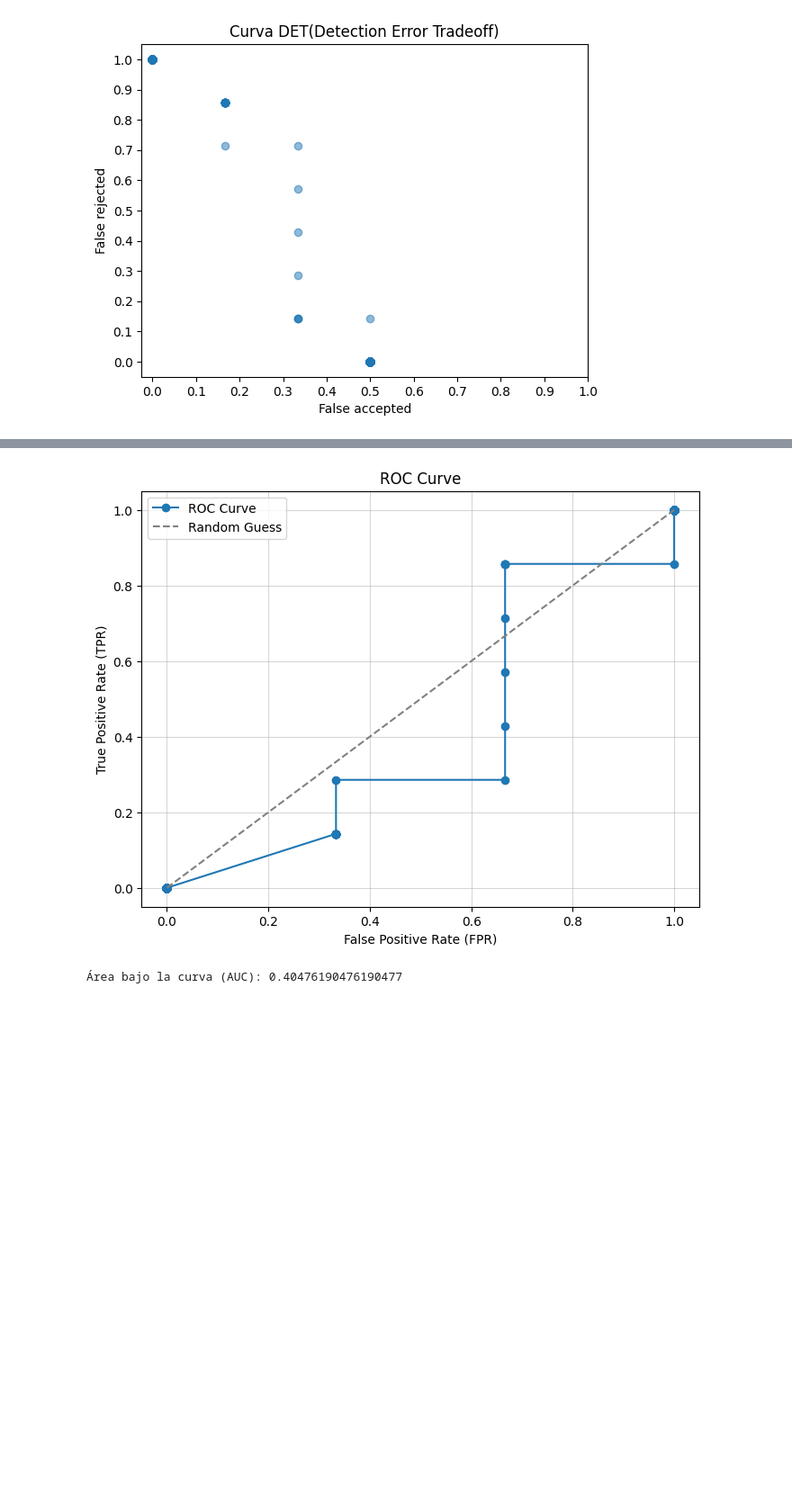
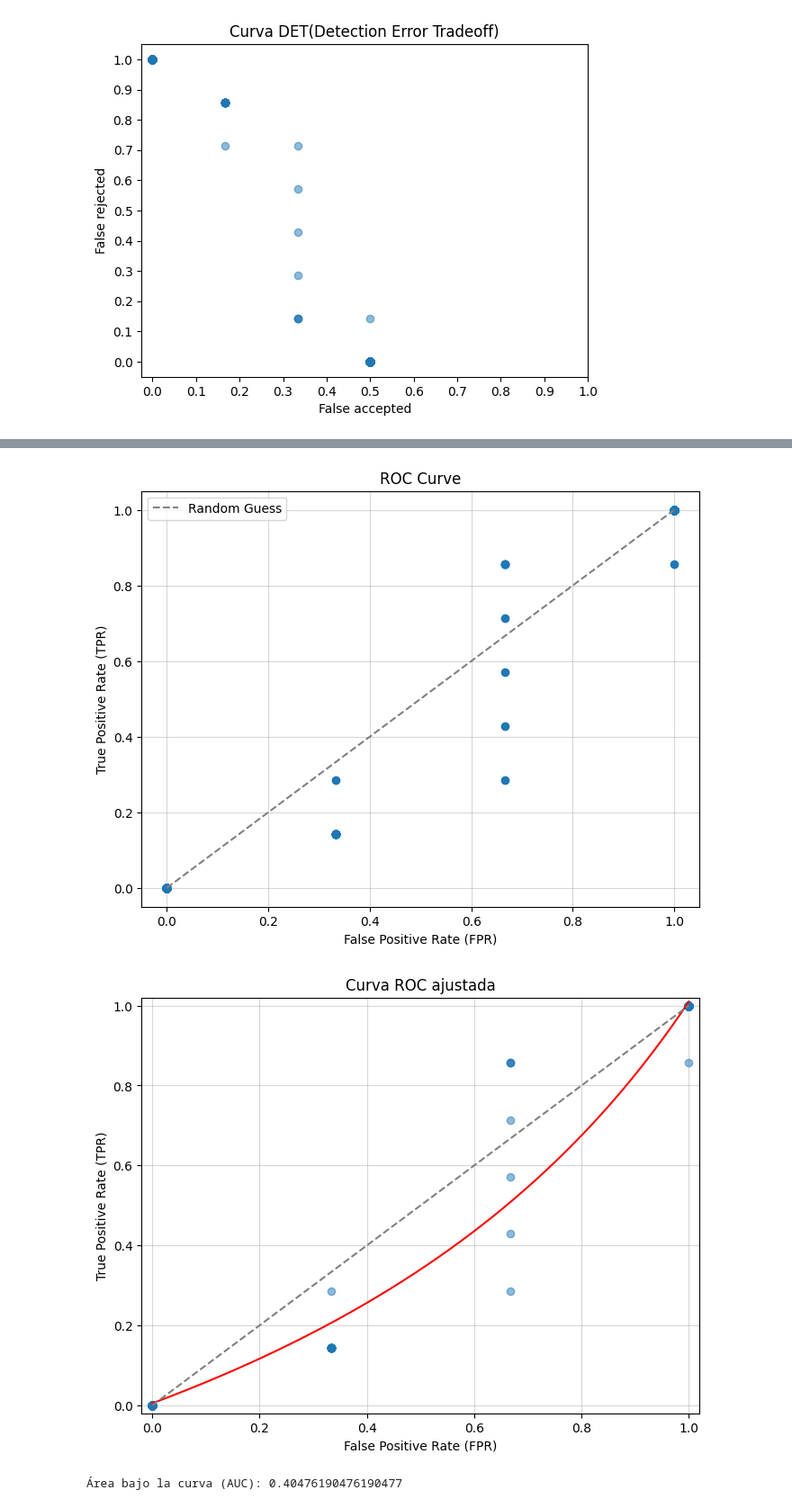
Before and after one commit to MediaMind-ULPGC/P06, a Jupyter notebook: Lee_base_datos.ipynb, the cells around one changed output, grey strips where cells are left out. Shown at 90% size. Saved outputs shown, nothing was run; the diff lists cells and outputs as text; code cells hidden in the pictures; blank space fills up the shorter version.

```diff
--- a/Lee_base_datos.ipynb
+++ b/Lee_base_datos.ipynb
@@ -256,7 +295,7 @@ for threshold in thresholds:
     false_positive_rates.append(fpr)
 # %%
 plt.figure(figsize=(8, 6))
-plt.plot(false_positive_rates, true_positive_rates, marker='o', label='ROC Curve')
+plt.plot(false_positive_rates, true_positive_rates, marker='o', linestyle='')
 plt.plot([0, 1], [0, 1], linestyle='--', color='gray', label='Random Guess')
 plt.xlabel("False Positive Rate (FPR)")
 plt.ylabel("True Positive Rate (TPR)")
@@ -265,7 +304,34 @@ plt.legend()
 plt.grid(alpha=0.5)
 plt.show()
 # %% [output]
-[figure, old version]
+[figure, new version]
+# %%
+x_vertex, y_vertex = 0.5, 0.34
+h = 2
+k = -1
+a = (y_vertex - k) * (x_vertex - h)
+
+
+x_smooth = np.linspace(0, 1, 500)
+y_smooth = rational_function(x_smooth)
+
+plt.figure(figsize=(8, 6))
+plt.plot(false_positive_rates, true_positive_rates, 'o', alpha=0.5, label="Datos originales")
+plt.plot(x_smooth, y_smooth, '-', color='red', label=f"Curva ajustada (a={a:.2f}, k={k:.2f})")
+plt.plot([0, 1], [0, 1], linestyle='--', color='gray', label='Random Guess')
+plt.axvline(h, color='orange', linestyle='--', label="Asíntota vertical (x=0)")
+plt.axhline(k, color='green', linestyle='--', label="Asíntota horizontal (y=0.6)")
+
+plt.xlabel("False Positive Rate (FPR)")
+plt.ylabel("True Positive Rate (TPR)")
+plt.title("Curva ROC ajustada")
+plt.ylim(-0.02, 1.02)
+plt.xlim(-0.02, 1.02)
+plt.grid(alpha=0.5)
+
+plt.show()
+# %% [output]
+[figure, added]
 # %%
 roc_auc = auc(false_positive_rates, true_positive_rates)
 print(f"Área bajo la curva (AUC): {roc_auc}")
```
Also changed, not shown: parts of 21 cells of this notebook.
